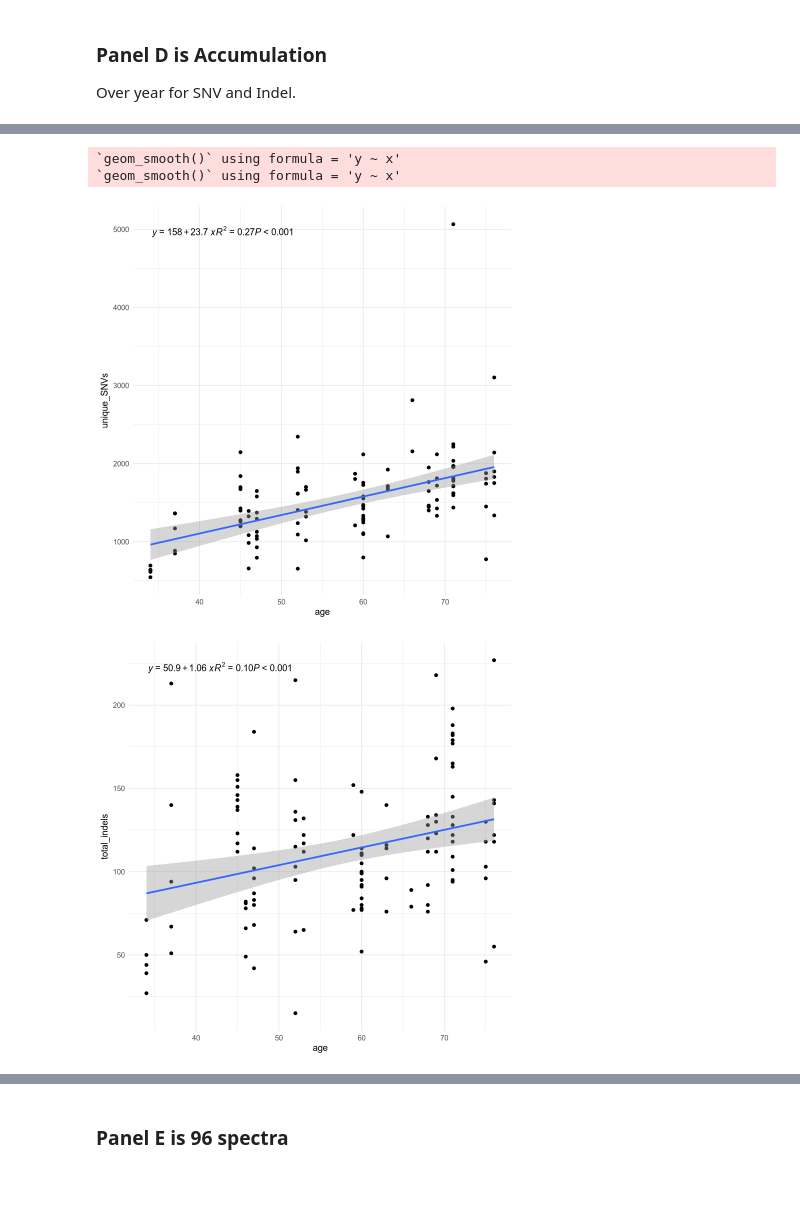
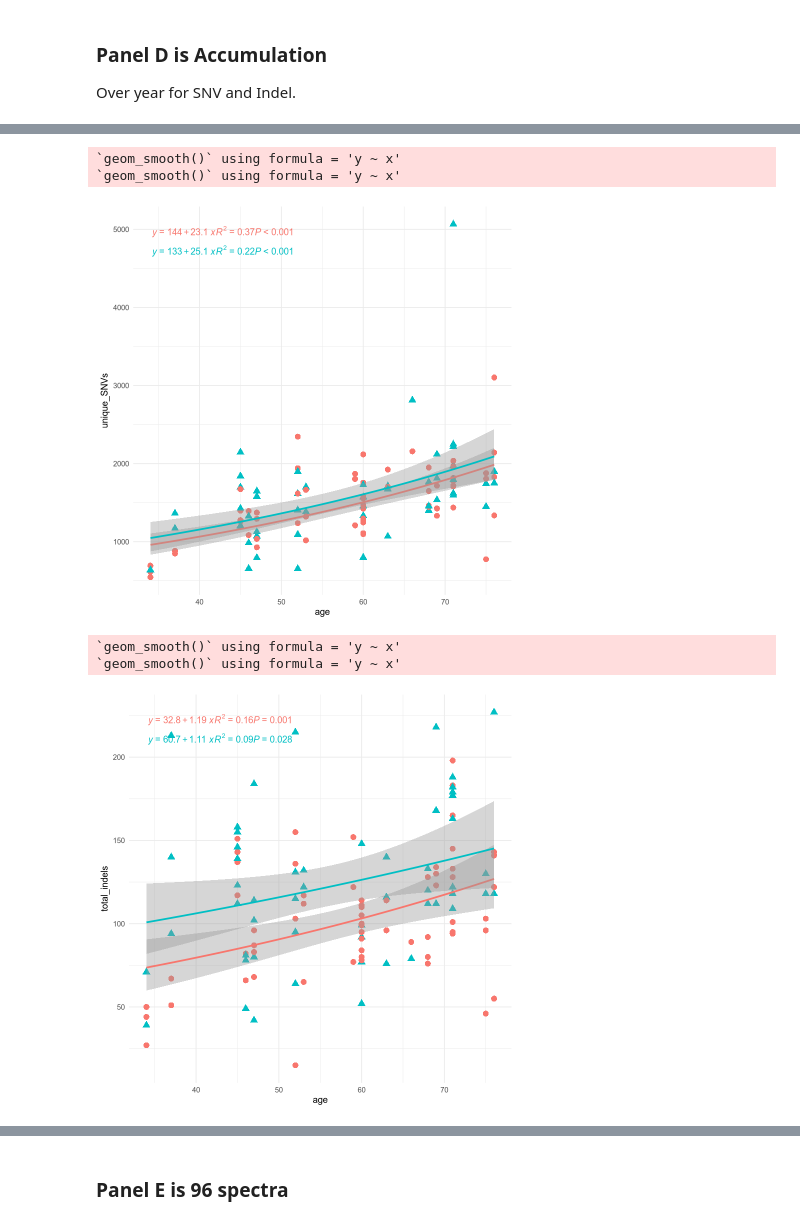
Before and after one commit to laurelhiatt/SEMIColon, a Jupyter notebook: scripts/figures/Figure1.ipynb, the cells around one changed output, grey strips where cells are left out. Drawn from its saved outputs; the diff is of its cells as text; code cells hidden in the pictures; blank space fills up the shorter version.

```diff
--- a/scripts/figures/Figure1.ipynb
+++ b/scripts/figures/Figure1.ipynb
@@ -305,27 +326,36 @@ Hiatt <- subset(Hiatt, unique_SNVs > 500)
 # %%
-ggplot(Hiatt, aes(x = age, y = unique_SNVs)) +
-  geom_point() +
-  geom_smooth(method = "lm", se = TRUE) +
+snv_side <- ggplot(Hiatt, aes(x = age, y = unique_SNVs, color = side, shape = side)) +
+  geom_point(size = 3) +
+  geom_smooth(method = "glm.nb", se = TRUE) +
   stat_poly_eq(
   aes(label = after_stat(
     paste(eq.label, rr.label, p.value.label, sep = "*\"\\n\"*")
   )),
   formula = y ~ x,
   parse = TRUE) +
-  theme_minimal()
+  theme_minimal() + theme(legend.position = "none")
 
-  ggplot(Hiatt, aes(x = age, y = total_indels)) +
-  geom_point() +
-  geom_smooth(method = "lm", se = TRUE) +
+indel_side <- ggplot(Hiatt, aes(x = age, y = total_indels, color = side, shape = side)) +
+  geom_point(size = 3) +
+  geom_smooth(method = "glm.nb", se = TRUE) +
   stat_poly_eq(
   aes(label = after_stat(
     paste(eq.label, rr.label, p.value.label, sep = "*\"\\n\"*")
   )),
   formula = y ~ x,
   parse = TRUE) +
-  theme_minimal()
+  theme_minimal() + theme(legend.position = "none")
+
+
+  snv_side
+  indel_side
+
+  ggsave(filename = "Figure1/snv_side.svg", plot = snv_side, width = 10, height = 10, units = "in")
+  ggsave(filename = "Figure1/indel_side.svg", plot = indel_side, width = 10, height = 10, units = "in")
 # %% [output]
 `geom_smooth()` using formula = 'y ~ x'
 `geom_smooth()` using formula = 'y ~ x'
-[figure, old version]
+[figure, new version]
+`geom_smooth()` using formula = 'y ~ x'
+`geom_smooth()` using formula = 'y ~ x'
-[figure, old version]
+[figure, new version]
```
Also changed, not shown: parts of 7 cells of this notebook, 7 other files.
